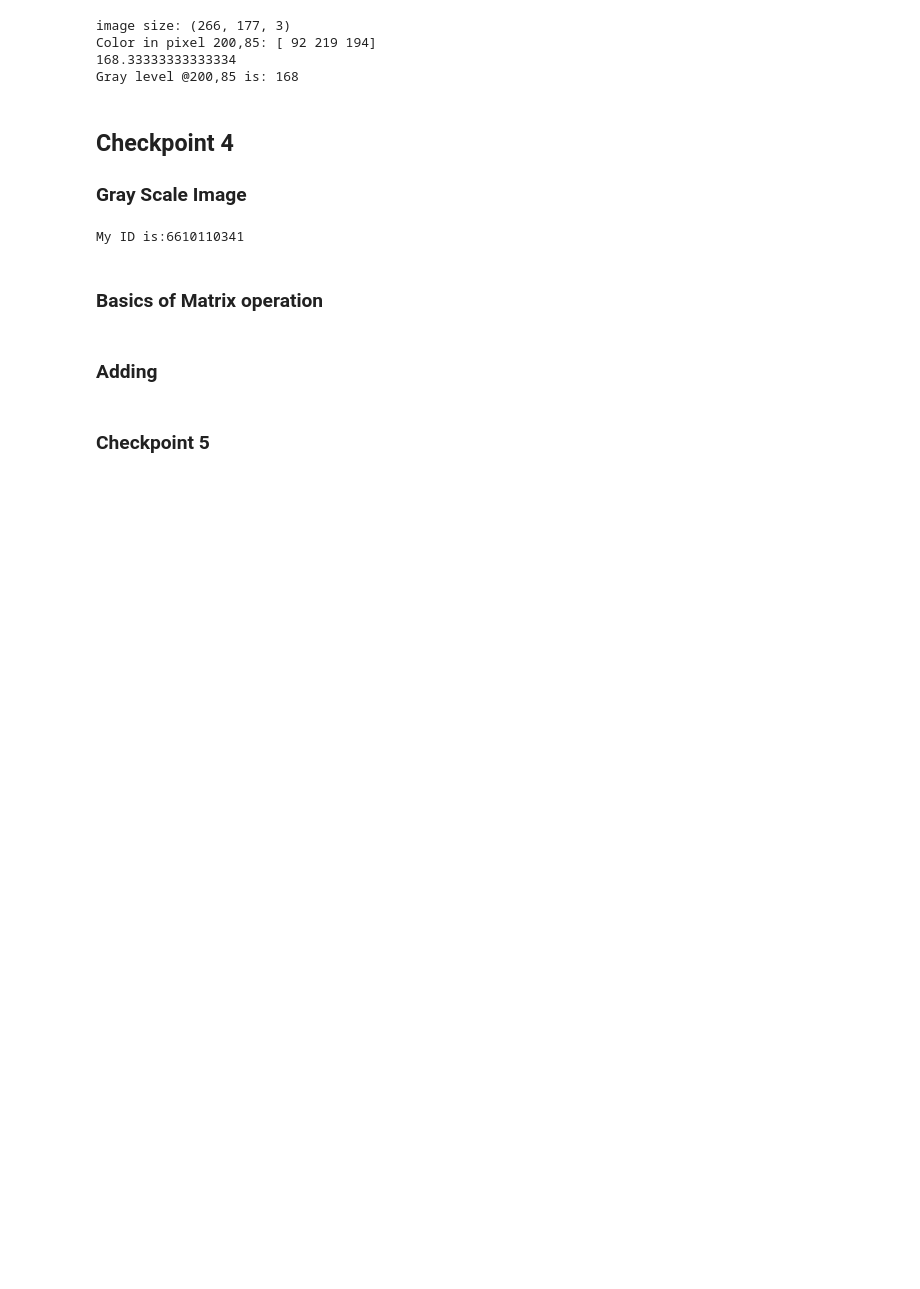
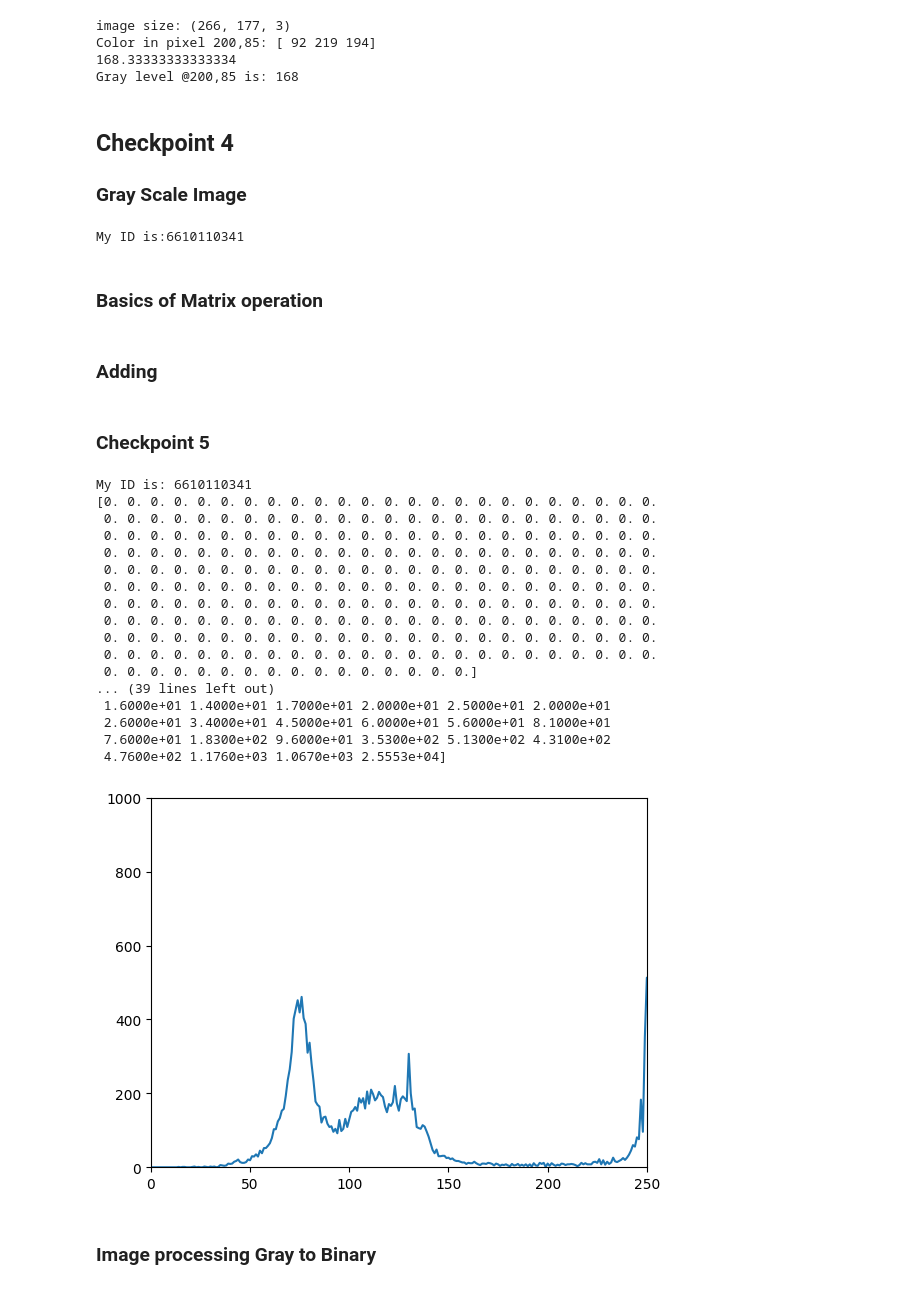
Before and after one commit to Suthinxn/machine-vision, a Jupyter notebook: week01/lab01.ipynb, the cells around one changed output. Drawn from its saved outputs; the diff is of its cells as text; code cells hidden in the pictures; blank space fills up the shorter version.

```diff
--- a/week01/lab01.ipynb
+++ b/week01/lab01.ipynb
@@ -197,3 +197,50 @@ cv2.waitKey(0)
 cv2.destroyAllWindows()
 # %% [markdown]
 ### Checkpoint 5
+# %%
+import numpy
+import cv2
+from matplotlib import pyplot as plt
+
+my_id = "6610110341"
+print(f"My ID is: {my_id}")
+image = cv2.imread("green.jpg")
+
+image_size = image.shape
+width = image_size[0]
+high = image_size[1]
+
+histBlue = numpy.zeros(256)
+# print(histBlue)
+for i in range(width):
+    for j in range(high):
+        # image[i, j, 0] returns the blue intensity of the current pixel and Adding value = 1
+        histBlue[image[i,j,0]] = histBlue[image[i,j,0]]+1
+
+# print(histBlue)
+plt.figure("Blue Histogram")
+plt.plot(histBlue)
+plt.xlim([0,250])
+plt.ylim([0,1000])
+plt.show()
+# %% [output]
+My ID is: 6610110341
+[0. 0. 0. 0. 0. 0. 0. 0. 0. 0. 0. 0. 0. 0. 0. 0. 0. 0. 0. 0. 0. 0. 0. 0.
+ 0. 0. 0. 0. 0. 0. 0. 0. 0. 0. 0. 0. 0. 0. 0. 0. 0. 0. 0. 0. 0. 0. 0. 0.
+ 0. 0. 0. 0. 0. 0. 0. 0. 0. 0. 0. 0. 0. 0. 0. 0. 0. 0. 0. 0. 0. 0. 0. 0.
+ 0. 0. 0. 0. 0. 0. 0. 0. 0. 0. 0. 0. 0. 0. 0. 0. 0. 0. 0. 0. 0. 0. 0. 0.
+ 0. 0. 0. 0. 0. 0. 0. 0. 0. 0. 0. 0. 0. 0. 0. 0. 0. 0. 0. 0. 0. 0. 0. 0.
+ 0. 0. 0. 0. 0. 0. 0. 0. 0. 0. 0. 0. 0. 0. 0. 0. 0. 0. 0. 0. 0. 0. 0. 0.
+ 0. 0. 0. 0. 0. 0. 0. 0. 0. 0. 0. 0. 0. 0. 0. 0. 0. 0. 0. 0. 0. 0. 0. 0.
+ 0. 0. 0. 0. 0. 0. 0. 0. 0. 0. 0. 0. 0. 0. 0. 0. 0. 0. 0. 0. 0. 0. 0. 0.
+ 0. 0. 0. 0. 0. 0. 0. 0. 0. 0. 0. 0. 0. 0. 0. 0. 0. 0. 0. 0. 0. 0. 0. 0.
+ 0. 0. 0. 0. 0. 0. 0. 0. 0. 0. 0. 0. 0. 0. 0. 0. 0. 0. 0. 0. 0. 0. 0. 0.
+ 0. 0. 0. 0. 0. 0. 0. 0. 0. 0. 0. 0. 0. 0. 0. 0.]
+... (39 lines left out)
+ 1.6000e+01 1.4000e+01 1.7000e+01 2.0000e+01 2.5000e+01 2.0000e+01
+ 2.6000e+01 3.4000e+01 4.5000e+01 6.0000e+01 5.6000e+01 8.1000e+01
+ 7.6000e+01 1.8300e+02 9.6000e+01 3.5300e+02 5.1300e+02 4.3100e+02
+ 4.7600e+02 1.1760e+03 1.0670e+03 2.5553e+04]
+[figure, added]
+# %% [markdown]
+### Image processing Gray to Binary
```
Also changed, not shown: parts of 18 cells of this notebook.
